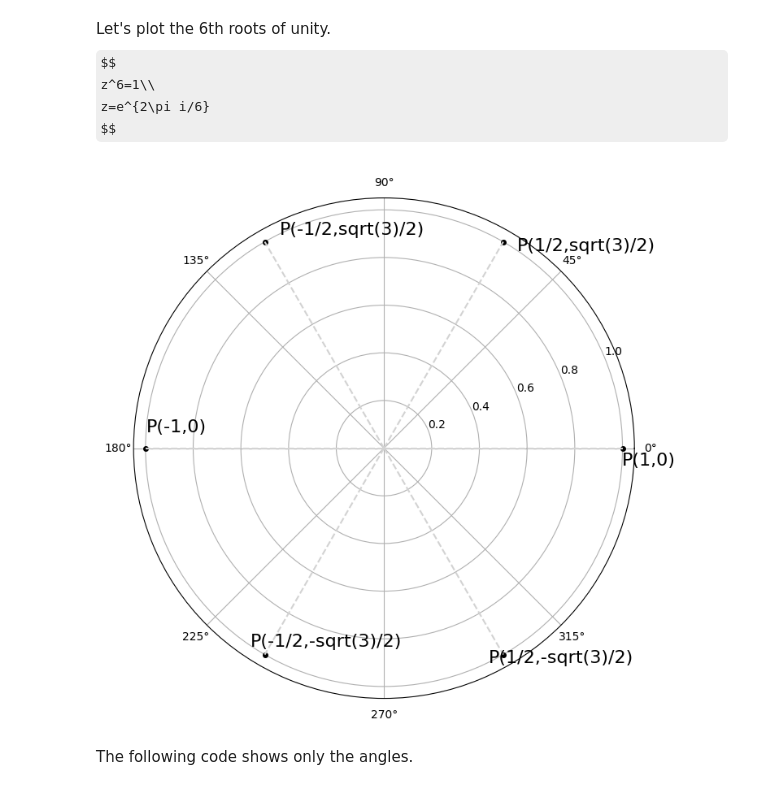
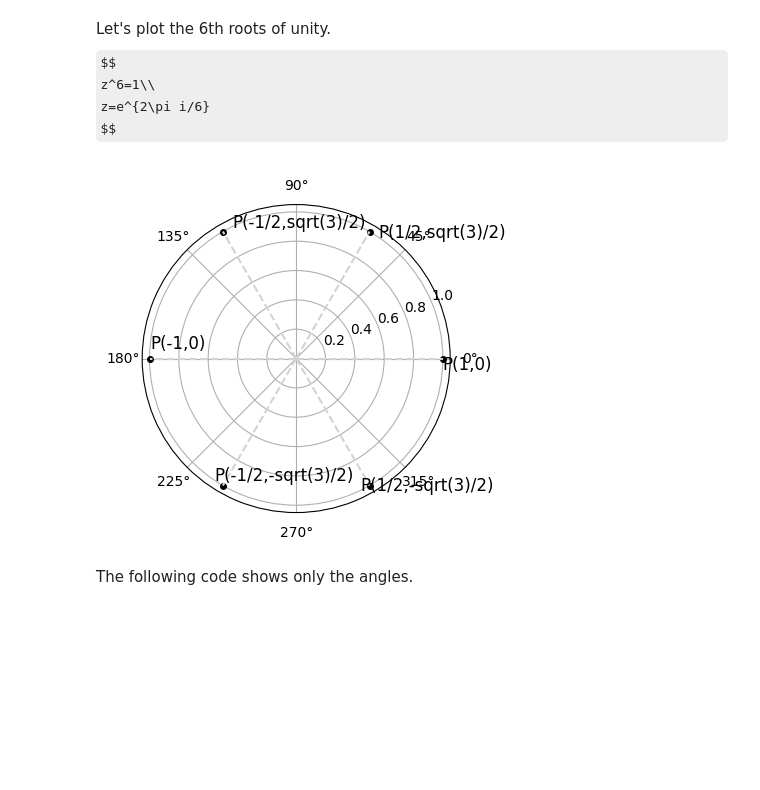
Before and after one commit to easai/nth-roots, a Jupyter notebook: nth-roots.ipynb, the cells around one changed output. Saved outputs shown, nothing was run; the diff lists cells and outputs as text; code cells hidden in the pictures; some formulas as TeX source; blank space fills up the shorter version.

```diff
--- a/nth-roots.ipynb
+++ b/nth-roots.ipynb
@@ -39,18 +39,18 @@ $$
 # %%
 import matplotlib.pyplot as plt
 from sympy import re, im
 
 r=1
-fig = plt.figure(figsize=(8, 8))
+fig = plt.figure(figsize=(5, 5))
 ax = plt.subplot(projection='polar')
 res = solve(z ** 6 - 1, z)
 for p in res:
     theta=arg(p)
     ax.plot(theta,r,marker='o',markersize=4, color="black")
     ax.plot((0, theta), (0, r),'--',color="lightgray")
-    ax.text(theta-0.07, r, f'P({re(p)},{im(p)})',fontsize=16)
+    ax.text(theta-0.07, r, f'P({re(p)},{im(p)})',fontsize=12)
 # %% [output]
-[figure, old version]
+[figure, new version]
 # %% [markdown]
 The following code shows only the angles.
 # %%
```
